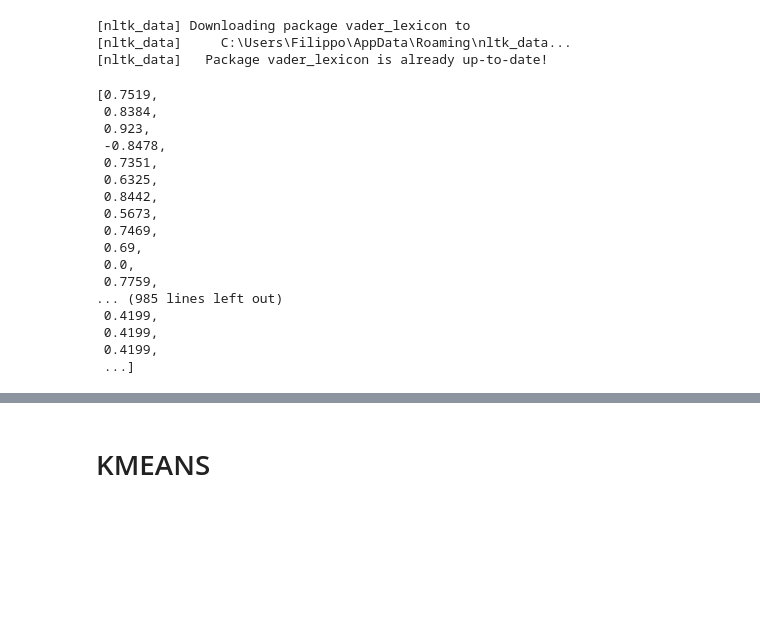
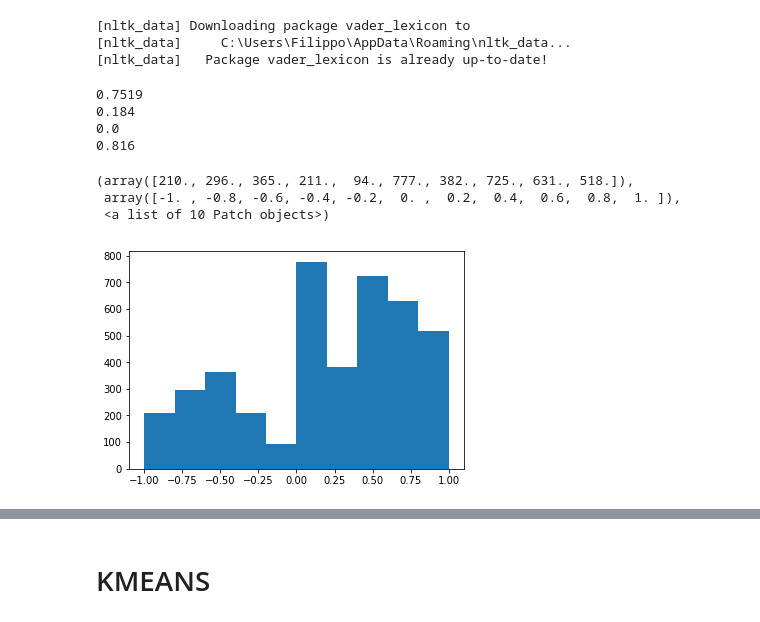
Before and after one commit to Gneur11/TextAnalytics, a Jupyter notebook: clusterAttempt.ipynb, the cells around one changed output, grey strips where cells are left out. Saved outputs shown, nothing was run; the diff lists cells and outputs as text; code cells hidden in the pictures; blank space fills up the shorter version.

```diff
--- a/clusterAttempt.ipynb
+++ b/clusterAttempt.ipynb
@@ -22,24 +24,20 @@ from nltk.sentiment.vader import SentimentIntensityAnalyzer
 vader = SentimentIntensityAnalyzer()
 text = data["text"].tolist()
 scores = list()
+positive = list()
+negative = list()
+neut = list()
 for t in text:
     scores.append(vader.polarity_scores(t)['compound'])
-scores
+    positive.append(vader.polarity_scores(t)['pos'])
+    negative.append(vader.polarity_scores(t)['neg'])
+    neut.append(vader.polarity_scores(t)['neu'])
+print(scores[0])
+print(positive[0])
+print(negative[0])
+print(neut[0])
 # %% [output]
-[0.7519,
- 0.8384,
- 0.923,
- -0.8478,
- 0.7351,
- 0.6325,
- 0.8442,
- 0.5673,
- 0.7469,
- 0.69,
- 0.0,
- 0.7759,
-... (985 lines left out)
- 0.4199,
- 0.4199,
- 0.4199,
- ...]
+0.7519
+0.184
+0.0
+0.816
@@ -47,0 +44,7 @@ data["vaderScore"] = scores
+# %%
+plt.hist(scores,bins=[-1,-0.8,-0.6,-0.4,-0.2,0,0.2,0.4,0.6,0.8,1])
+# %% [output]
+(array([210., 296., 365., 211.,  94., 777., 382., 725., 631., 518.]),
+ array([-1. , -0.8, -0.6, -0.4, -0.2,  0. ,  0.2,  0.4,  0.6,  0.8,  1. ]),
+ <a list of 10 Patch objects>)
+[figure, added]
```
Also changed, not shown: parts of 19 cells of this notebook.
